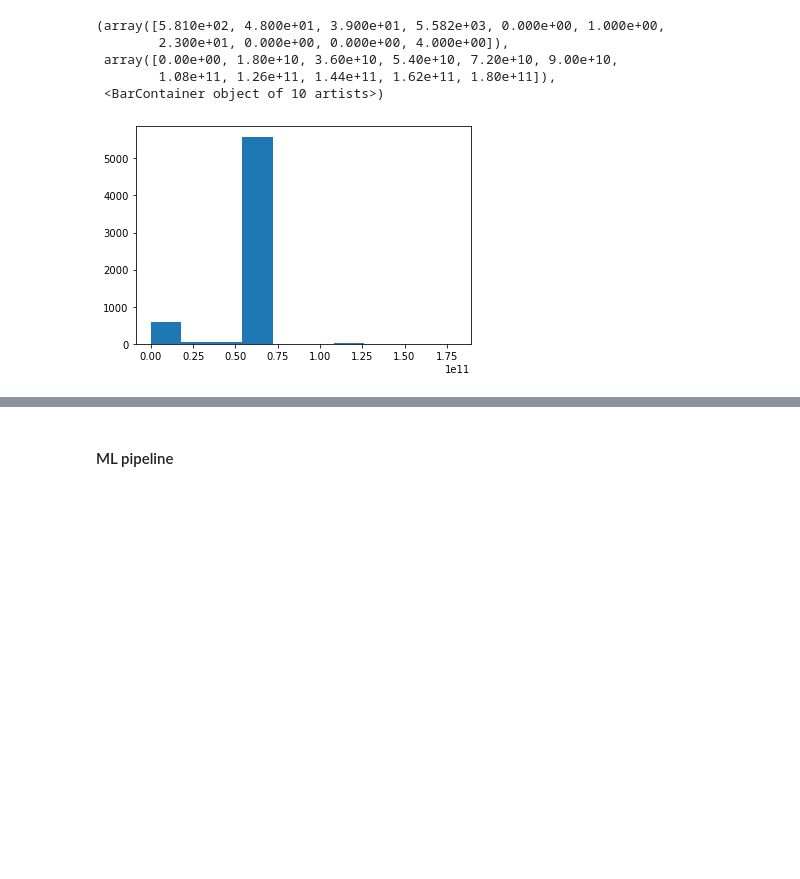
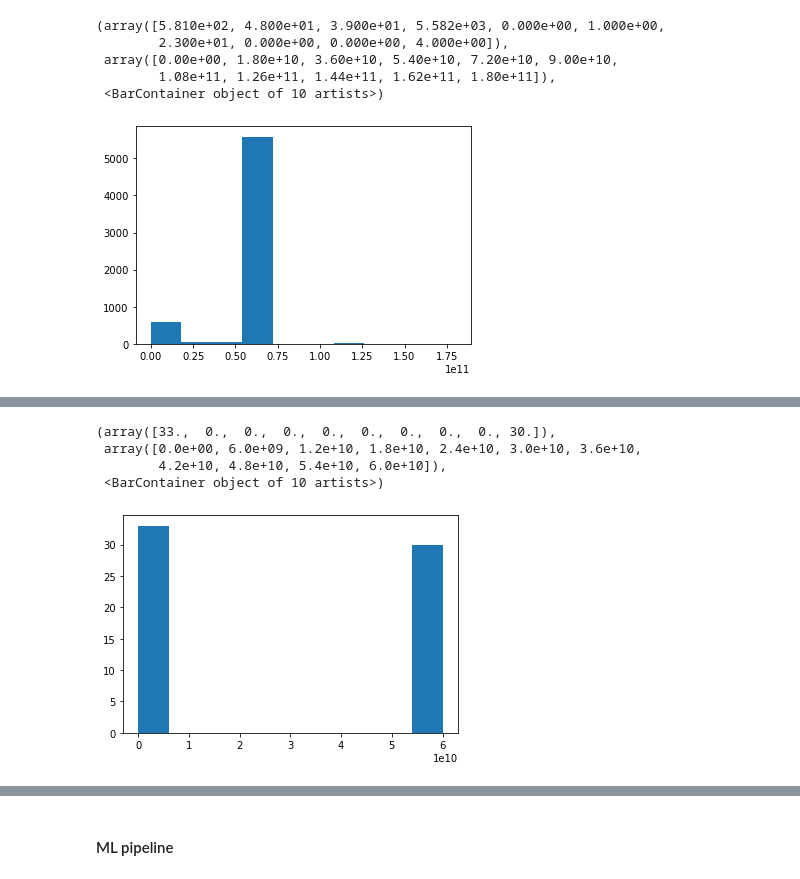
Before and after one commit to fyng/PedAccel, a Jupyter notebook: JHU SAFE/patient_sbs.ipynb, the cells around one changed output, grey strips where cells are left out. Cells and saved outputs as stored; diff of their text form; code cells hidden in the pictures; blank space fills up the shorter version.

Commit message:
hist update

```diff
--- a/JHU SAFE/patient_sbs.ipynb
+++ b/JHU SAFE/patient_sbs.ipynb
@@ -241,7 +241,9 @@ metrics = set(hl7m_order + tsdb_order + ge_order)
 # %%
 X = []
 y = []
-time_bin = []
+#time_bin = []
+patient_time_bin = {}
+temp_patients = [patients[0]]
 
 # define column header for devices
 hl7m_order = ['dts', 'HR', 'RR', 'SPO2-%']
@@ -249,7 +251,7 @@ tsdb_order = ['dts', 'HR', 'awRR_3495', 'SpO2_7874']
 ge_order = ['dts','PARM_HR', 'PARM_RESP_RATE', 'PARM_SPO2_HR1']
 metrics = set(hl7m_order + tsdb_order + ge_order)
 
-for p in patients[0:10]:
+for p in temp_patients: #patients[0:10]
     files = ptsd_record[ptsd_record['pat_enc_csn_sid'] == p]
     files['start_time'] = pd.to_datetime(files['start_time'], format='%Y-%m-%d %H:%M:%S')
     files['end_time'] = pd.to_datetime(files['end_time'], format='%Y-%m-%d %H:%M:%S')
@@ -305,7 +307,8 @@ for p in patients[0:10]:
                         & (patient_multi['dts'] <= t1)]
         # drop rows with non-constant time intervals
         t_diff = dat['dts'].diff()
-        time_bin.append(t_diff.values.tolist())
+        #time_bin.append(t_diff.values.tolist())
+        patient_time_bin[p] = t_diff.values.tolist()
         # force all time interval to be constant - TASK: investigate a different way to do this s.t. we don't lose as much data
         dat = dat[t_diff == pd.Timedelta(60,unit="S")].reset_index(drop=True)
         # sample to 30
@@ -388,6 +392,3 @@ len(flat_time_bin)
 # %%
-time_bin_no_low = []
 for i in range(len(flat_time_bin)):
     if(flat_time_bin[i] > 0.25e11):
-        time_bin_no_low.append(flat_time_bin[i])
-time_bin_no_low
@@ -411,0 +397,3 @@ time_bin_no_low
+# %%
+pat = patients[0:10]
+patient_time_bin[pat[0]]
@@ -411,0 +418,14 @@ time_bin_no_low
+# %%
+#flat_time_bin1 = [item for sublist in patient_time_bin[pat[0]] for item in sublist]
+#flat_time_bin1 = [i for i in flat_time_bin1 if i is not None]
+#flat_time_bin1
+#plt.hist(flat_time_bin1)
+
+flat_time_bin1 = [i for i in patient_time_bin[pat[0]] if i is not None]
+plt.hist(flat_time_bin1)
+# %% [output]
+(array([33.,  0.,  0.,  0.,  0.,  0.,  0.,  0.,  0., 30.]),
+ array([0.0e+00, 6.0e+09, 1.2e+10, 1.8e+10, 2.4e+10, 3.0e+10, 3.6e+10,
+        4.2e+10, 4.8e+10, 5.4e+10, 6.0e+10]),
+ <BarContainer object of 10 artists>)
+[figure, added]
```
Also changed, not shown: parts of 9 cells of this notebook.
